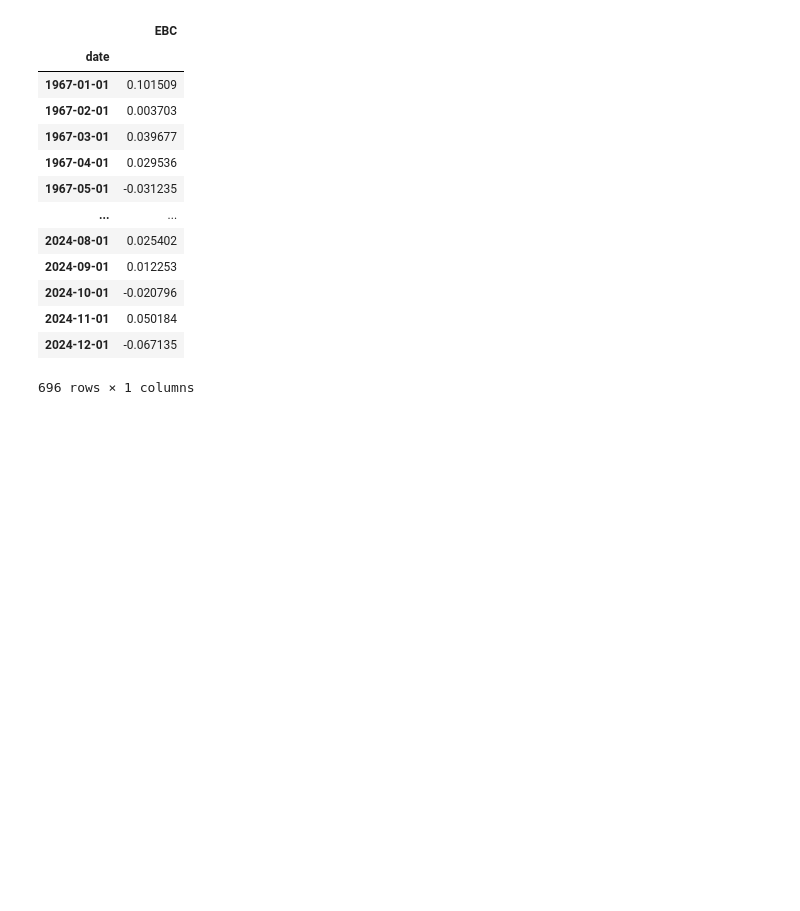
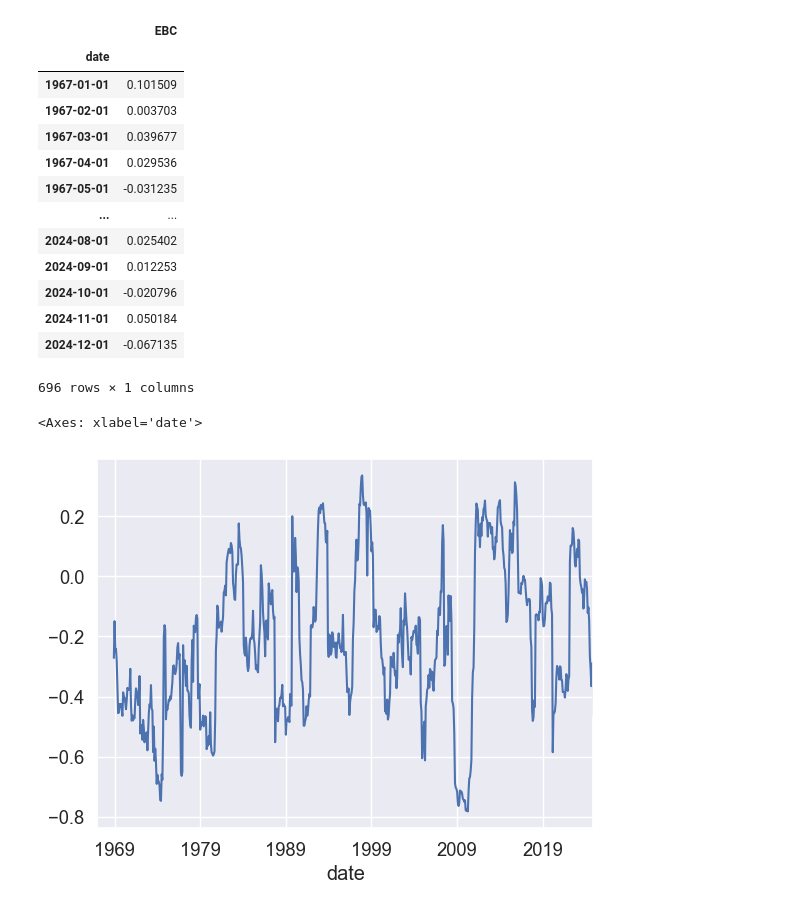
Before and after one commit to eviprous/Invesco-Research, a Jupyter notebook: Vibariate Sort.ipynb, the cells around one changed output. Saved outputs shown, nothing was run; the diff lists cells and outputs as text; code cells hidden in the pictures; blank space fills up the shorter version.

```diff
--- a/Vibariate Sort.ipynb
+++ b/Vibariate Sort.ipynb
@@ -117,3 +117,9 @@ EBC
 | 2024-11-01 | 0.050184 |
 | 2024-12-01 | -0.067135 |
 696 rows × 1 columns
+# %%
+corr = EBC["EBC"].rolling(window=24).corr(Cap_EBC["Spread Return"])
+corr.plot()
+# %% [output]
+<Axes: xlabel='date'>
+[figure, added]
```
Also changed, not shown: parts of 7 cells of this notebook, 4 other files.
